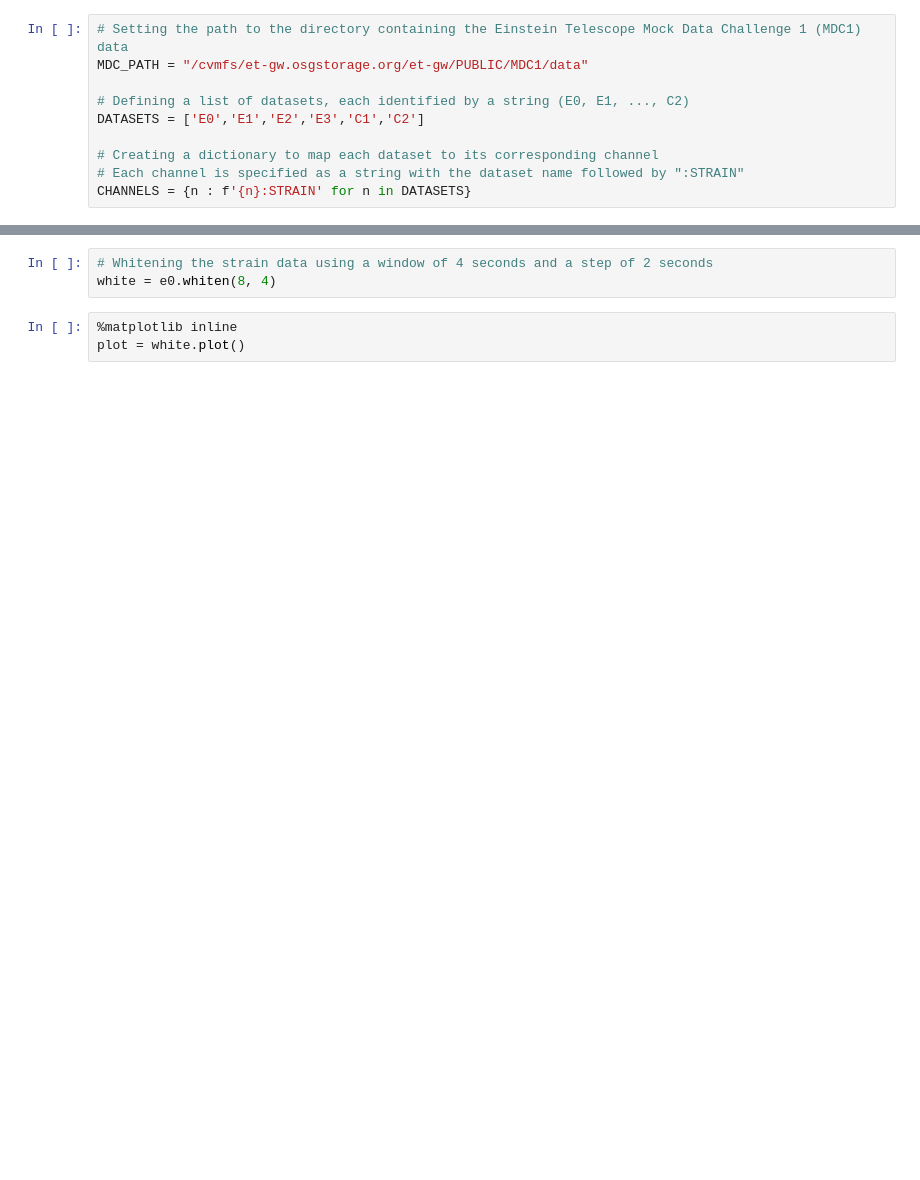
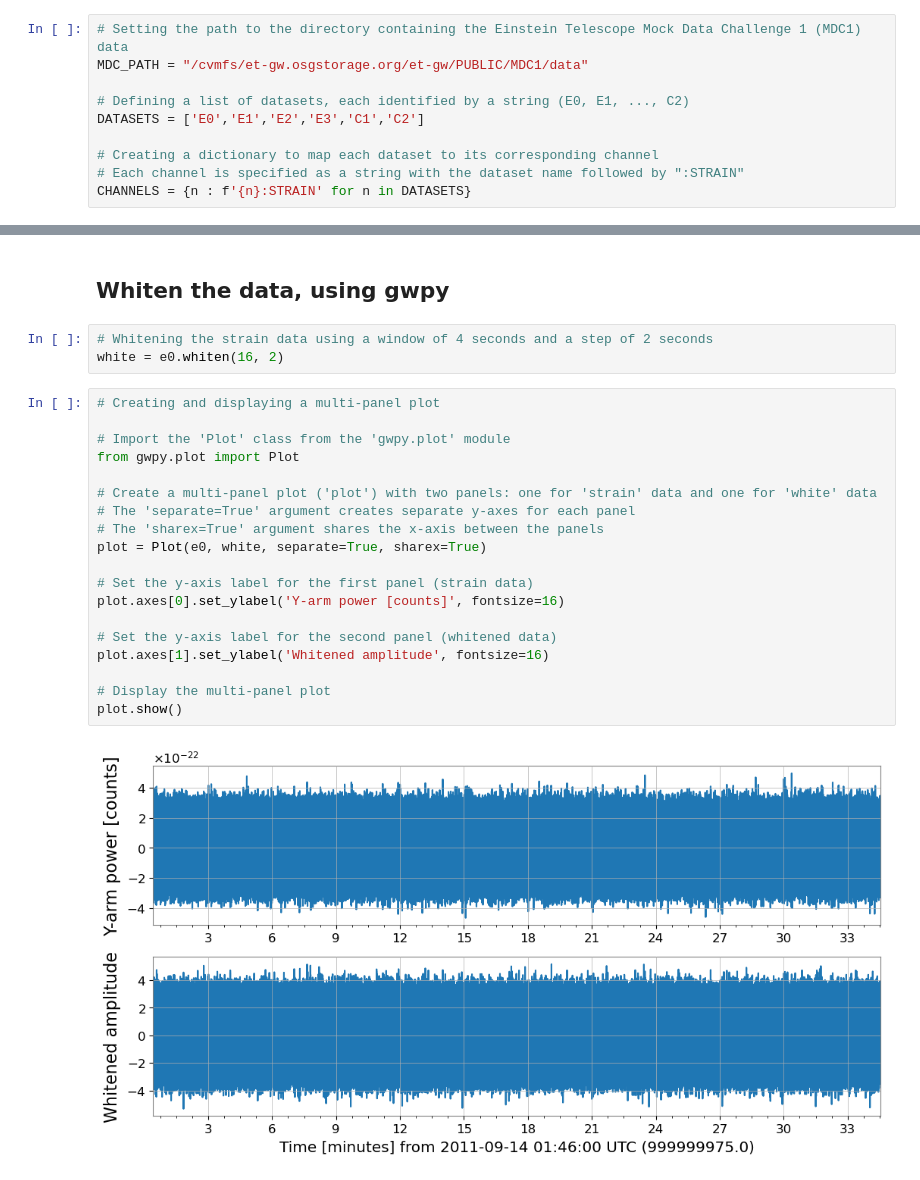
Before and after one commit to elenacuoco/ET-MDC-Tutorials, a Jupyter notebook: notebooks/DataProc.ipynb, the cells around one changed output, grey strips where cells are left out. Cells and saved outputs as stored; diff of their text form; blank space fills up the shorter version.

Commit message:
added whitening

```diff
--- a/notebooks/DataProc.ipynb
+++ b/notebooks/DataProc.ipynb
@@ -75,7 +172,27 @@ plot
+# %% [markdown]
+## Whiten the data, using gwpy
 # %%
 # Whitening the strain data using a window of 4 seconds and a step of 2 seconds
-white = e0.whiten(8, 4)
+white = e0.whiten(16, 2)
 # %%
-%matplotlib inline
-plot = white.plot()
+# Creating and displaying a multi-panel plot
+
+# Import the 'Plot' class from the 'gwpy.plot' module
+from gwpy.plot import Plot
+
+# Create a multi-panel plot ('plot') with two panels: one for 'strain' data and one for 'white' data
+# The 'separate=True' argument creates separate y-axes for each panel
+# The 'sharex=True' argument shares the x-axis between the panels
+plot = Plot(e0, white, separate=True, sharex=True)
+
+# Set the y-axis label for the first panel (strain data)
+plot.axes[0].set_ylabel('Y-arm power [counts]', fontsize=16)
+
+# Set the y-axis label for the second panel (whitened data)
+plot.axes[1].set_ylabel('Whitened amplitude', fontsize=16)
+
+# Display the multi-panel plot
+plot.show()
+# %% [output]
+[figure, added]
 # %%
```
Also changed, not shown: parts of 22 cells of this notebook, 1 other file.
